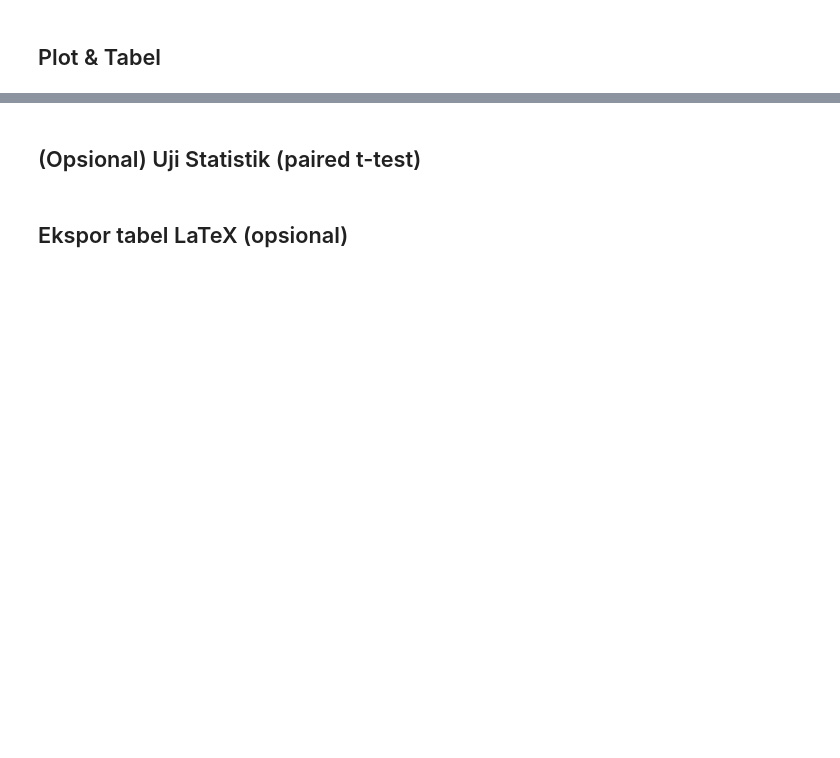
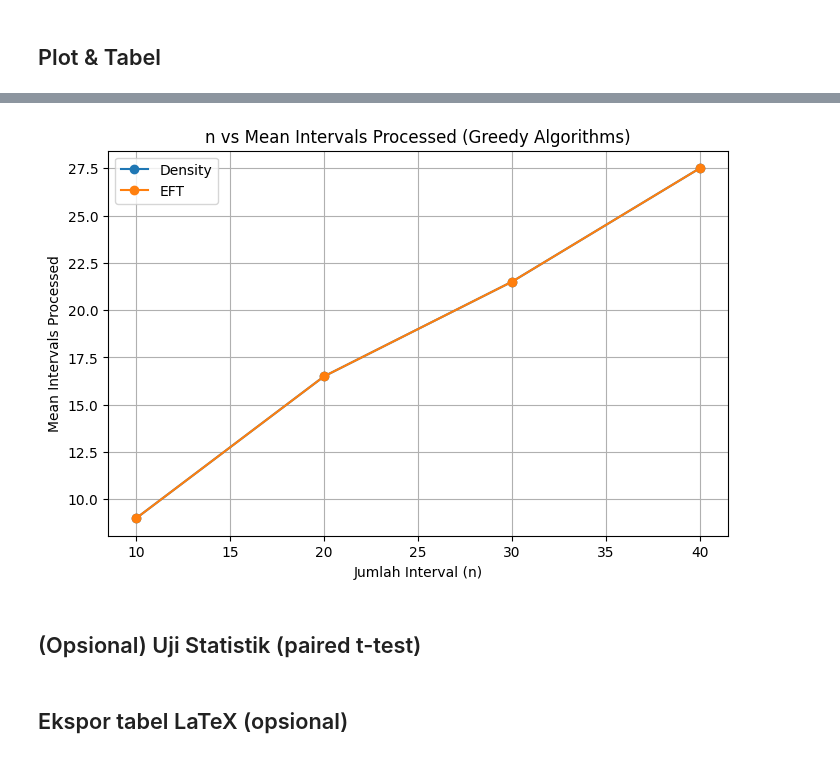
Before and after one commit to rrrambatsigma/DAA_Kelompok4_KelasA_IntSched, a Jupyter notebook: notebook/02 Bentuk Jupyter file dengan break .ipynb, the cells around one changed output, grey strips where cells are left out. Cells and saved outputs as stored; diff of their text form; code cells hidden in the pictures; blank space fills up the shorter version.

```diff
--- a/notebook/02 Bentuk Jupyter file dengan break .ipynb
+++ b/notebook/02 Bentuk Jupyter file dengan break .ipynb
@@ -675,0 +967,15 @@ ProfitDensity     11.690480        9.670156
+# %%
+# =========================================================
+# TABEL: n vs Mean Intervals Processed
+# =========================================================
+
+mean_intervals_table = (
+    results_df
+    .groupby(['n', 'algorithm'])['scheduled_classes']
+    .mean()
+    .reset_index()
+    .rename(columns={'scheduled_classes': 'mean_intervals_processed'})
+)
+
+print("\n===== TABEL n vs MEAN INTERVALS PROCESSED =====")
+print(mean_intervals_table)
@@ -676,3 +993,33 @@ ProfitDensity     11.690480        9.670156
+# %%
+import matplotlib.pyplot as plt
+
+# =========================================================
+# LINE CHART: n vs Mean Intervals Processed per Algoritma
+# =========================================================
+
+plt.figure(figsize=(8, 5))
+
+for algo in mean_intervals_table['algorithm'].unique():
+    subset = mean_intervals_table[
+        mean_intervals_table['algorithm'] == algo
+    ]
+
+    plt.plot(
+        subset['n'],
+        subset['mean_intervals_processed'],
+        marker='o',
+        label=algo
+    )
+
+plt.xlabel('Jumlah Interval (n)')
+plt.ylabel('Mean Intervals Processed')
+plt.title('n vs Mean Intervals Processed (Greedy Algorithms)')
+plt.legend()
+plt.grid(True)
+
+plt.show()
+# %% [output]
+[figure, added]
 # %% [markdown]
 ## (Opsional) Uji Statistik (paired t-test)
 # %% [markdown]
```
Also changed, not shown: parts of 42 cells of this notebook.
